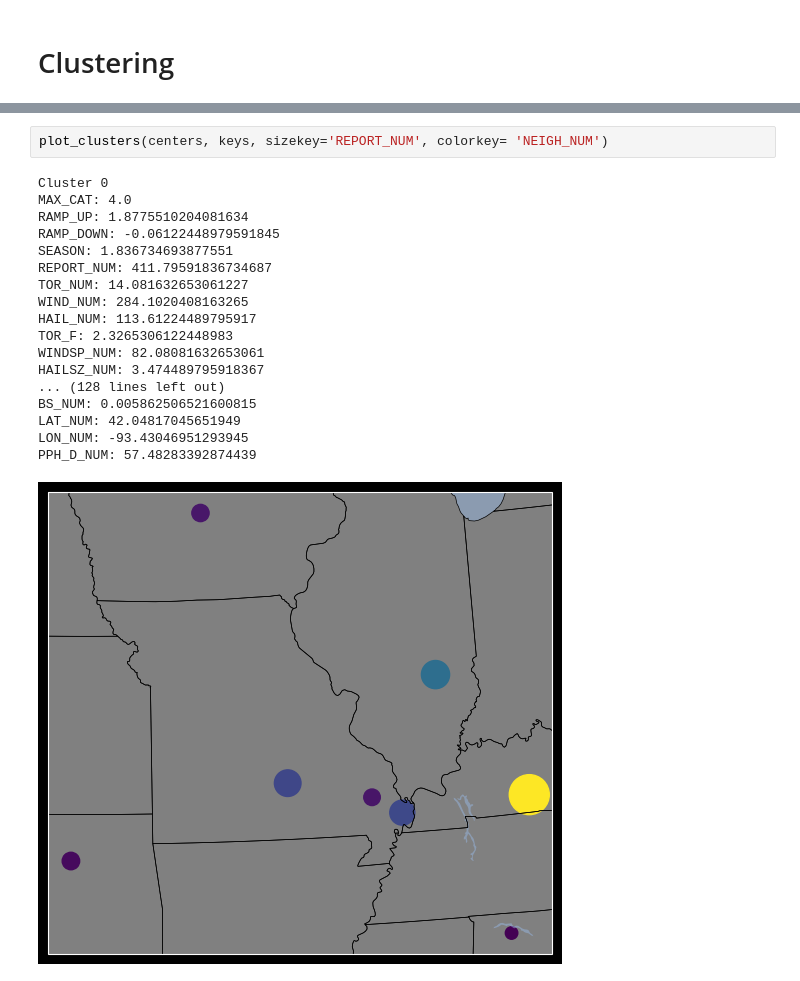
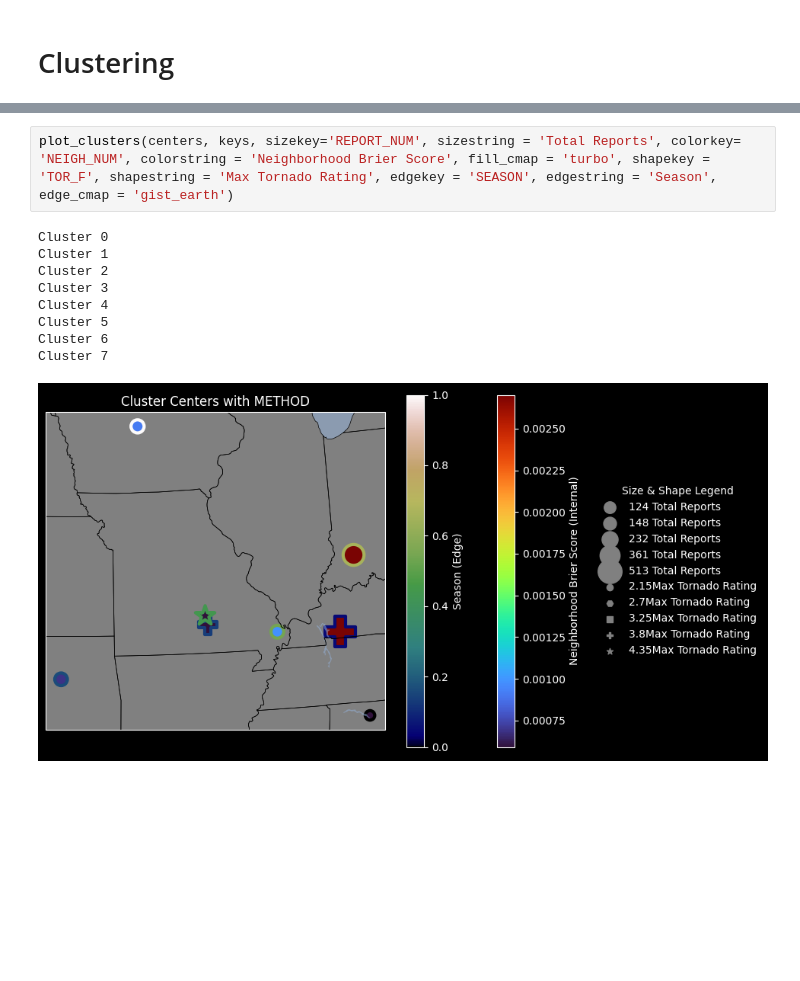
Before and after one commit to milesepstein13/severe-thunderstorm-analysis, a Jupyter notebook: clustering.ipynb, the cells around one changed output, grey strips where cells are left out. Cells and saved outputs as stored; diff of their text form; blank space fills up the shorter version.

Commit message:
completed plotting of clusters function

```diff
--- a/clustering.ipynb
+++ b/clustering.ipynb
@@ -204,24 +263,15 @@ def plot_clusters(centers, keys, sizekey = None, shapekey = None, colorkey = Non
 
 
 # do each
-# %%
-plot_clusters(centers, keys, sizekey='REPORT_NUM', colorkey= 'NEIGH_NUM')
-# %% [output]
-Cluster 0
-MAX_CAT: 4.0
-RAMP_UP: 1.8775510204081634
-RAMP_DOWN: -0.06122448979591845
-SEASON: 1.836734693877551
-REPORT_NUM: 411.79591836734687
-TOR_NUM: 14.081632653061227
-WIND_NUM: 284.1020408163265
-HAIL_NUM: 113.61224489795917
-TOR_F: 2.3265306122448983
-WINDSP_NUM: 82.08081632653061
-HAILSZ_NUM: 3.474489795918367
-... (128 lines left out)
-BS_NUM: 0.005862506521600815
-LAT_NUM: 42.04817045651949
-LON_NUM: -93.43046951293945
-PPH_D_NUM: 57.48283392874439
-[figure, removed]
+# %%
+plot_clusters(centers, keys, sizekey='REPORT_NUM', sizestring = 'Total Reports', colorkey= 'NEIGH_NUM', colorstring = 'Neighborhood Brier Score', fill_cmap = 'turbo', shapekey = 'TOR_F', shapestring = 'Max Tornado Rating', edgekey = 'SEASON', edgestring = 'Season', edge_cmap = 'gist_earth')
+# %% [output]
+Cluster 0
+Cluster 1
+Cluster 2
+Cluster 3
+Cluster 4
+Cluster 5
+Cluster 6
+Cluster 7
+[figure, added]
```
Also changed, not shown: parts of 1 cell of this notebook.
